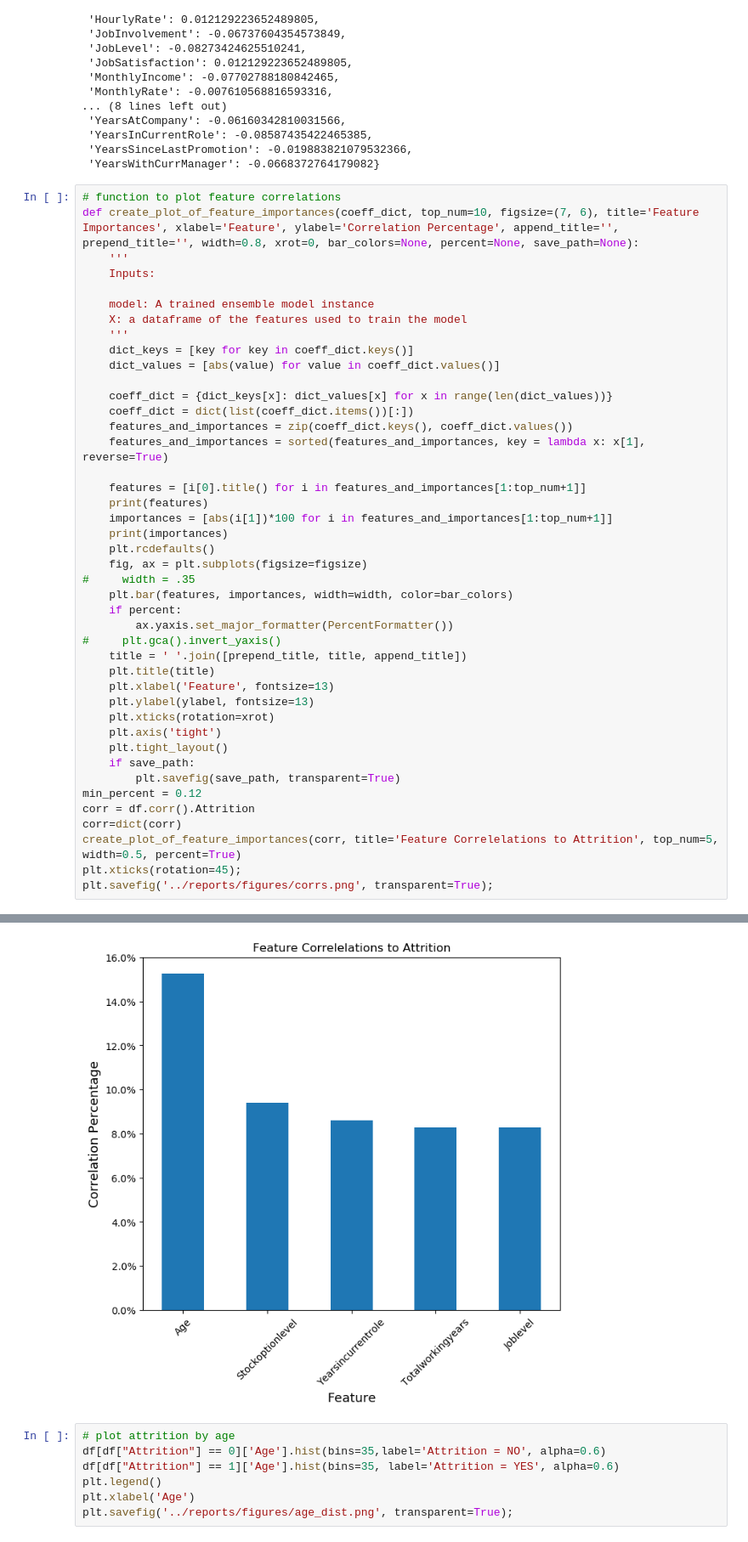
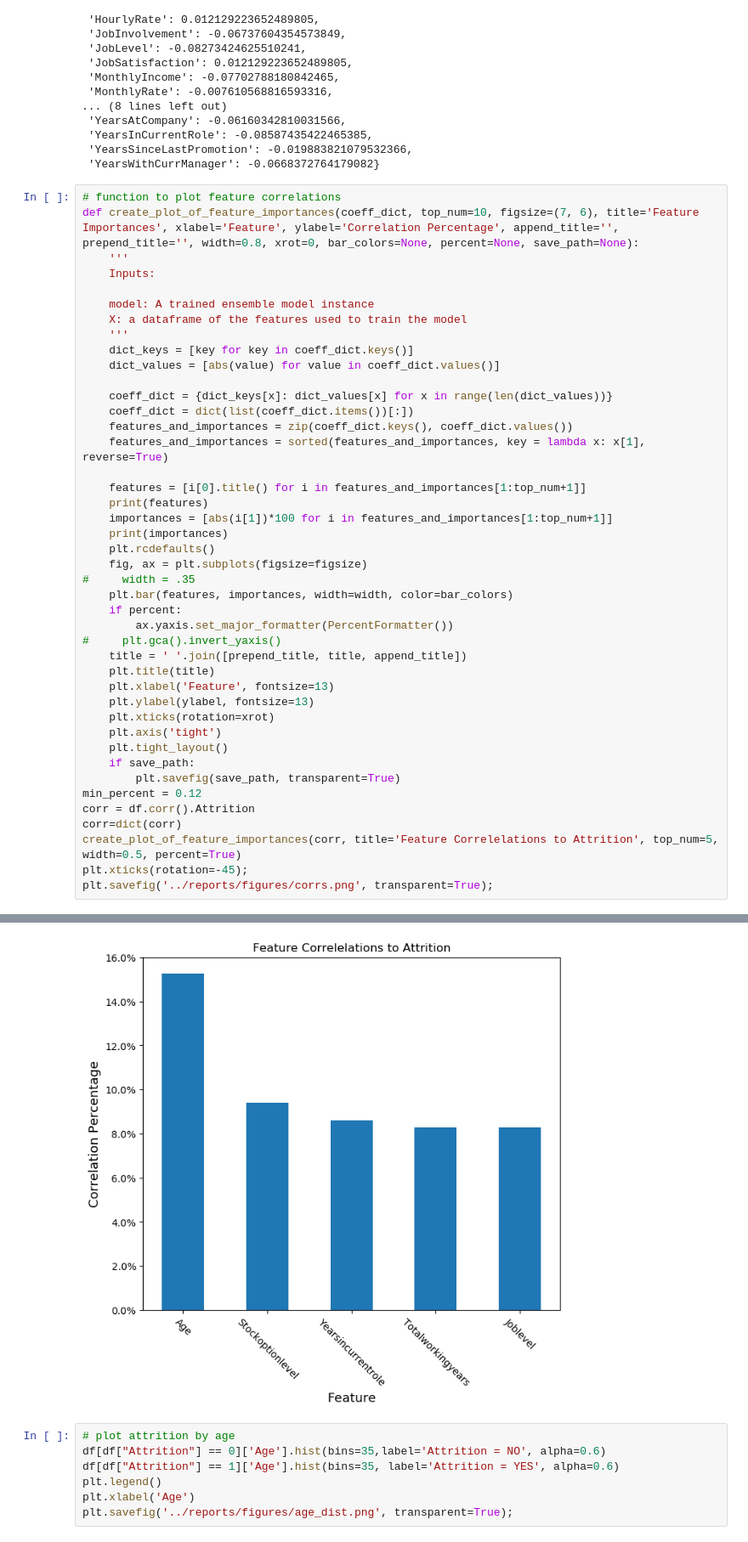
Before and after one commit to Jaccomando/Predicting-Employee-Attrition, a Jupyter notebook: notebooks/Final_Notebook.ipynb, the cells around one changed output, grey strips where cells are left out. Shown: that part at 85% size. Drawn from its saved outputs; the diff is of its cells as text.

```diff
--- a/notebooks/Final_Notebook.ipynb
+++ b/notebooks/Final_Notebook.ipynb
@@ -749,35 +749,35 @@ def create_plot_of_feature_importances(coeff_dict, top_num=10, figsize=(7, 6), t
     features_and_importances = sorted(features_and_importances, key = lambda x: x[1], reverse=True)
 
     features = [i[0].title() for i in features_and_importances[1:top_num+1]]
     print(features)
     importances = [abs(i[1])*100 for i in features_and_importances[1:top_num+1]]
     print(importances)
     plt.rcdefaults()
     fig, ax = plt.subplots(figsize=figsize)
 #     width = .35
     plt.bar(features, importances, width=width, color=bar_colors)
     if percent:
         ax.yaxis.set_major_formatter(PercentFormatter())
 #     plt.gca().invert_yaxis()
     title = ' '.join([prepend_title, title, append_title])
     plt.title(title)
     plt.xlabel('Feature', fontsize=13)
     plt.ylabel(ylabel, fontsize=13)
     plt.xticks(rotation=xrot)
     plt.axis('tight')
     plt.tight_layout()
     if save_path:
         plt.savefig(save_path, transparent=True)
 min_percent = 0.12
 corr = df.corr().Attrition
 corr=dict(corr)
 create_plot_of_feature_importances(corr, title='Feature Correlelations to Attrition', top_num=5, width=0.5, percent=True)
-plt.xticks(rotation=45);
+plt.xticks(rotation=-45);
 plt.savefig('../reports/figures/corrs.png', transparent=True);
 # %% [output]
 ['Age', 'Stockoptionlevel', 'Yearsincurrentrole', 'Totalworkingyears', 'Joblevel']
 [15.24993238235162, 9.39563458360493, 8.587435422465385, 8.283863982056682, 8.273424625510241]
-[figure, old version]
+[figure, new version]
 # %%
 # plot attrition by age
 df[df["Attrition"] == 0]['Age'].hist(bins=35,label='Attrition = NO', alpha=0.6)
```
Also changed, not shown: 2 other files.
